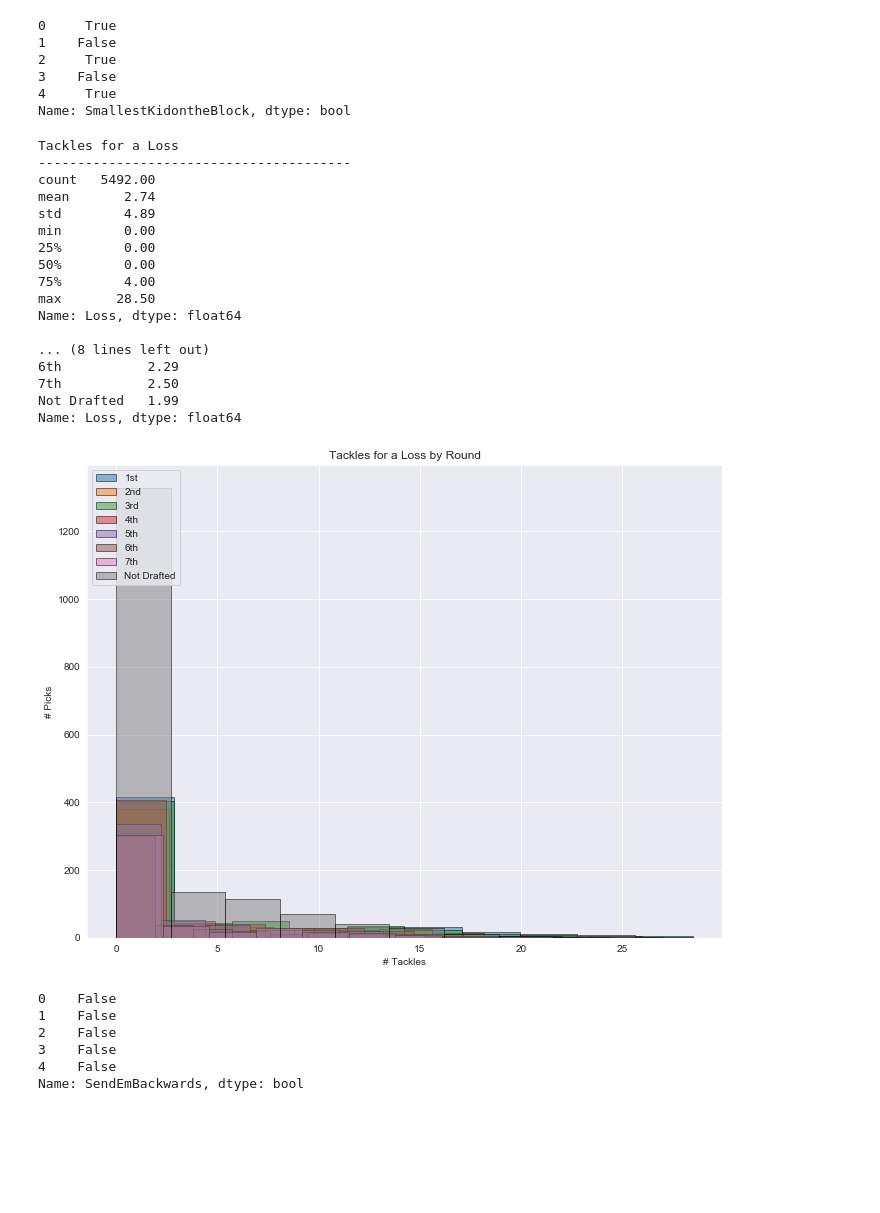
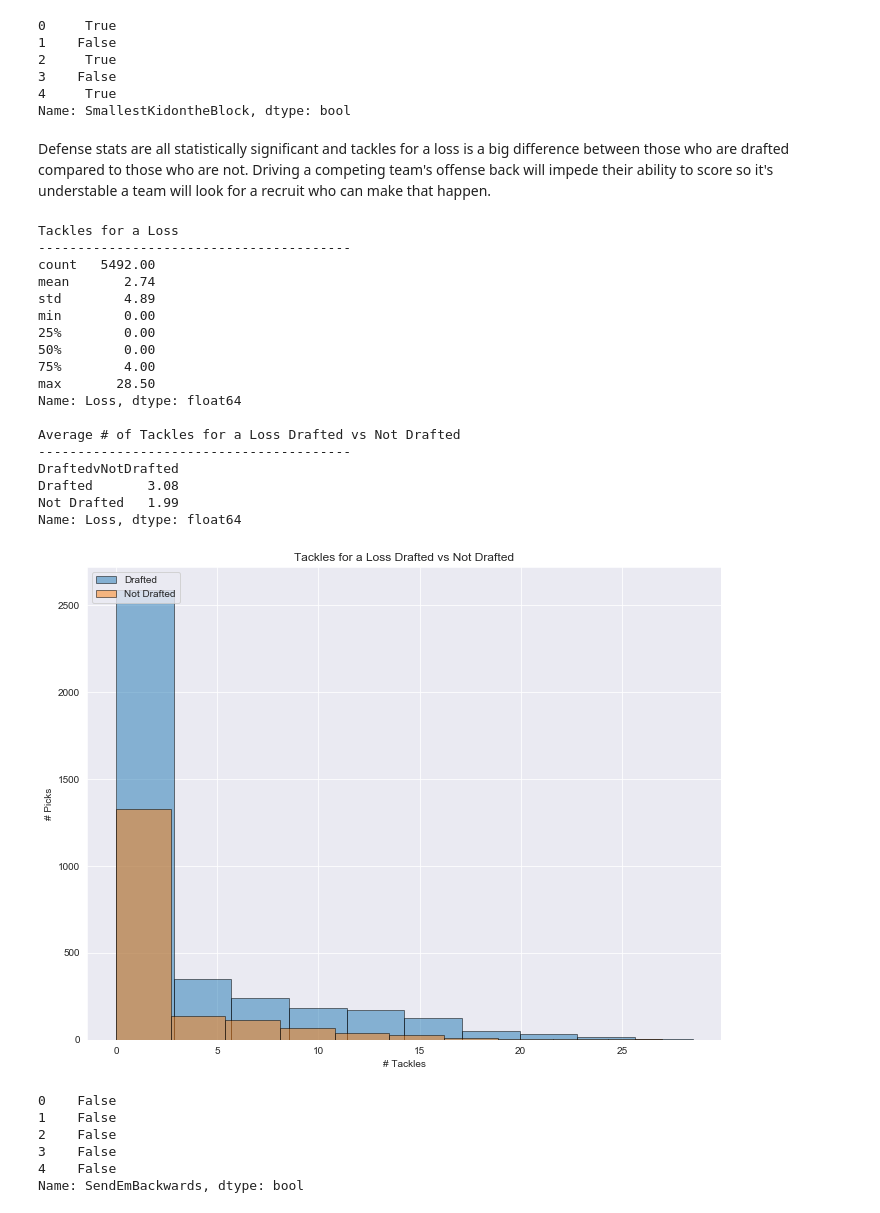
Before and after one commit to mcerow/pick_me, a Jupyter notebook: feature_engineering.ipynb, the cells around one changed output. Saved outputs shown, nothing was run; the diff lists cells and outputs as text; code cells hidden in the pictures; blank space fills up the shorter version.

```diff
--- a/feature_engineering.ipynb
+++ b/feature_engineering.ipynb
@@ -96,5 +95,5 @@ It's hard to see, but there is a difference among the rounds and the average hei
 # %%
-df['DoesntLieonDatingApps'] = df['Height'] > 74
+df['DoesntLieonDatingApps'] = df['Height'] > 73.5
 df['DoesntLieonDatingApps'].head()
 # %% [output]
 0    False
@@ -158,5 +152,5 @@ Again, theres a noticeable difference between the rounds and weight, particularl
 # %%
-df['SmallestKidontheBlock'] = df['Weight'] < 230
+df['SmallestKidontheBlock'] = df['Weight'] < 235
 df['SmallestKidontheBlock'].head()
 # %% [output]
 0     True
@@ -165,54 +159,51 @@ df['SmallestKidontheBlock'].head()
 3    False
 4     True
 Name: SmallestKidontheBlock, dtype: bool
+# %% [markdown]
+Defense stats are all statistically significant and tackles for a loss is a big difference between those who are drafted compared to those who are not. Driving a competing team's offense back will impede their ability to score so it's understable a team will look for a recruit who can make that happen.
 # %%
 print("Tackles for a Loss")
 print("-"*40)
 print(df.Loss.describe())
 print("")
 
-print("Average # of Tackles for a Loss per Round")
+print("Average # of Tackles for a Loss Drafted vs Not Drafted")
 print("-"*40)
-print(df.groupby(['Round']).Loss.mean())
+print(df.groupby(['DraftedvNotDrafted']).Loss.mean())
 print("")
 
 sns.set_style('darkgrid')
 fig = plt.figure(figsize = (25,20))
 fig.subplots_adjust(hspace = .30)
 
 ax1 = fig.add_subplot(221)
-ax1.hist(df[df['Round'] == '1st'].Loss, bins = 10, label = '1st', alpha = .50,edgecolor= 'black')
-ax1.hist(df[df['Round'] == '2nd'].Loss, bins = 10, label = '2nd', alpha = .50, edgecolor = 'black')
-ax1.hist(df[df['Round'] == '3rd'].Loss, bins = 10, label = '3rd', alpha = .50, edgecolor = 'black')
-ax1.hist(df[df['Round'] == '4th'].Loss, bins = 10, label = '4th', alpha = .50, edgecolor = 'black')
-ax1.hist(df[df['Round'] == '5th'].Loss, bins = 10, label = '5th', alpha = .50, edgecolor = 'black')
-ax1.hist(df[df['Round'] == '6th'].Loss, bins = 10, label = '6th', alpha = .50, edgecolor = 'black')
-ax1.hist(df[df['Round'] == '7th'].Loss, bins = 10, label = '7th', alpha = .50, edgecolor = 'black')
-ax1.hist(df[df['Round'] == 'Not Drafted'].Loss, bins = 10, label = 'Not Drafted', alpha = .50, edgecolor = 'black')
+ax1.hist(df[df['DraftedvNotDrafted'] == 'Drafted'].Loss, bins = 10, label = 'Drafted', alpha = .50,edgecolor= 'black')
+ax1.hist(df[df['DraftedvNotDrafted'] == 'Not Drafted'].Loss, bins = 10, label = 'Not Drafted', alpha = .50, edgecolor = 'black')
 
-ax1.set_title('Tackles for a Loss by Round')
+ax1.set_title('Tackles for a Loss Drafted vs Not Drafted')
 ax1.set_xlabel('# Tackles')
 ax1.set_ylabel('# Picks')
 ax1.legend(loc = 'upper left')
 
 plt.show()
 # %% [output]
 Tackles for a Loss
 ----------------------------------------
 count   5492.00
 mean       2.74
 std        4.89
 min        0.00
 25%        0.00
 50%        0.00
 75%        4.00
 max       28.50
 Name: Loss, dtype: float64
 
-... (8 lines left out)
-6th           2.29
-7th           2.50
+Average # of Tackles for a Loss Drafted vs Not Drafted
+----------------------------------------
+DraftedvNotDrafted
+Drafted       3.08
 Not Drafted   1.99
 Name: Loss, dtype: float64
-[figure, old version]
+[figure, new version]
 # %%
```
Also changed, not shown: parts of 16 cells of this notebook.
